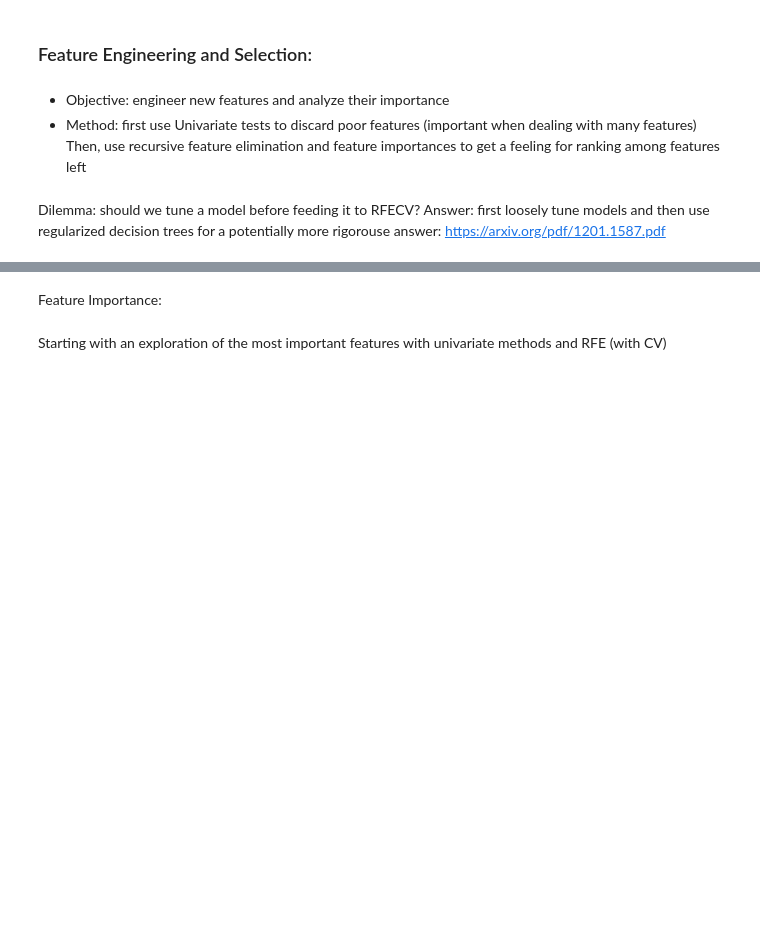
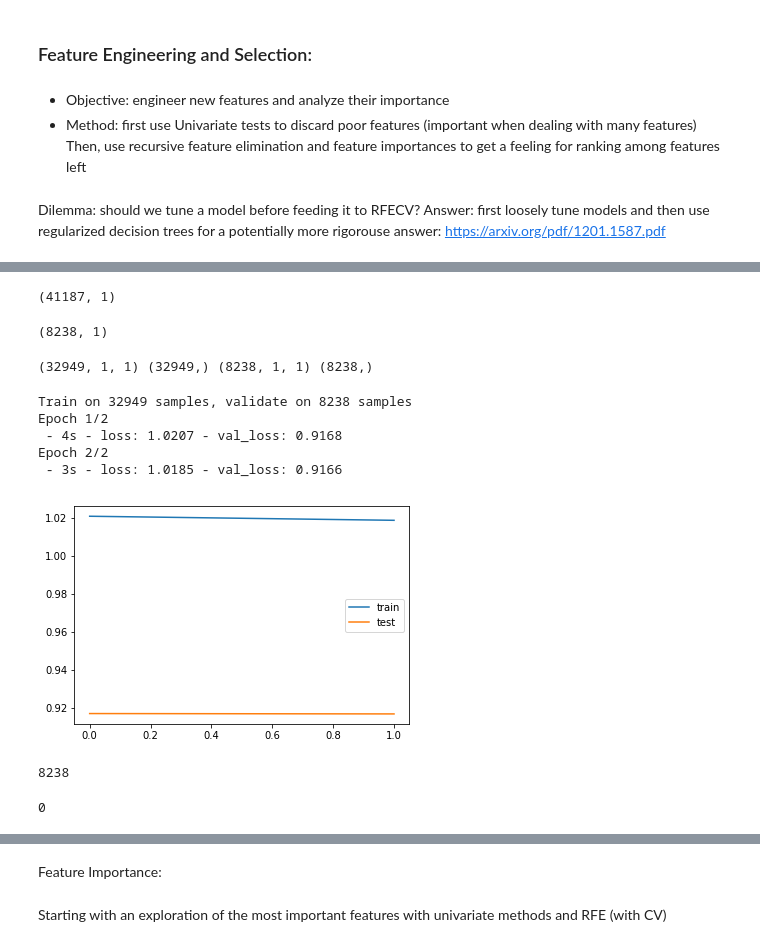
Before and after one commit to pdefusco/Python, a Jupyter notebook: machine_learning_projects/marketing_campaign_prediction/iteration_1/feature_eng_selection_duration_regression.ipynb, the cells around one changed output, grey strips where cells are left out. Cells and saved outputs as stored; diff of their text form; code cells hidden in the pictures; blank space fills up the shorter version.

```diff
--- a/machine_learning_projects/marketing_campaign_prediction/iteration_1/feature_eng_selection_duration_regression.ipynb
+++ b/machine_learning_projects/marketing_campaign_prediction/iteration_1/feature_eng_selection_duration_regression.ipynb
@@ -58,0 +134,16 @@ def prep_df(df):
+# %%
+X.shape
+# %% [output]
+(41187, 1)
+# %%
+X_train, X_test, y_train, y_test = train_test_split(np.array(X), np.array(y), test_size = 0.20, random_state=4)
+# %%
+X_test.shape
+# %% [output]
+(8238, 1)
+# %%
+X_train = X_train.reshape((X_train.shape[0], 1, X_train.shape[1]))
+X_test = X_test.reshape((X_test.shape[0], 1, X_test.shape[1]))
+print(X_train.shape, y_train.shape, X_test.shape, y_test.shape)
+# %% [output]
+(32949, 1, 1) (32949,) (8238, 1, 1) (8238,)
@@ -58,0 +156,19 @@ def prep_df(df):
+# %%
+# fit network
+history = model.fit(X_train, y_train, epochs=2,
+                    batch_size=72, validation_data=(X_test, y_test),
+                    verbose=2, shuffle=False)
+# %% [output]
+Train on 32949 samples, validate on 8238 samples
+Epoch 1/2
+ - 4s - loss: 1.0207 - val_loss: 0.9168
+Epoch 2/2
+ - 3s - loss: 1.0185 - val_loss: 0.9166
+# %%
+# plot history
+plt.plot(history.history['loss'], label='train')
+plt.plot(history.history['val_loss'], label='test')
+plt.legend()
+plt.show()
+# %% [output]
+[figure, added]
@@ -58,0 +190,8 @@ def prep_df(df):
+# %%
+len(inv_y)
+# %% [output]
+8238
+# %%
+np.count_nonzero(np.isnan(inv_y))
+# %% [output]
+0
```
Also changed, not shown: parts of 35 cells of this notebook.
